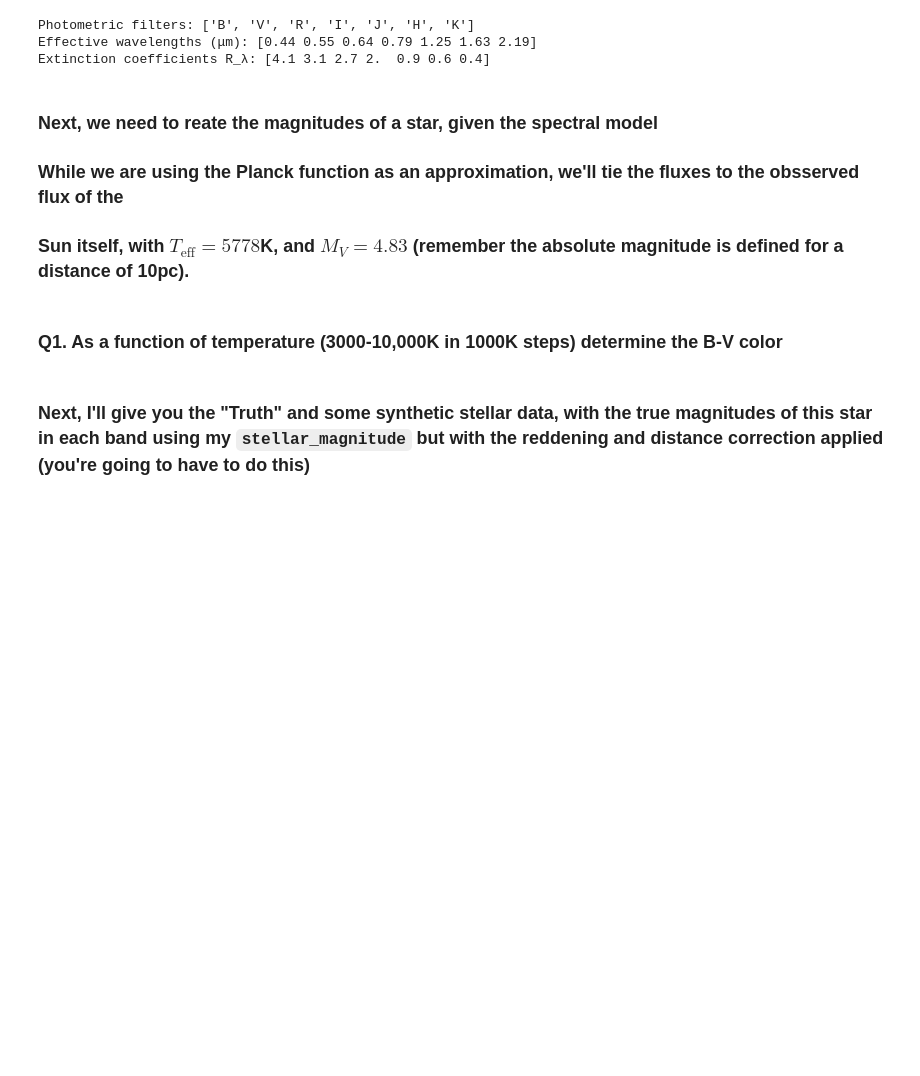
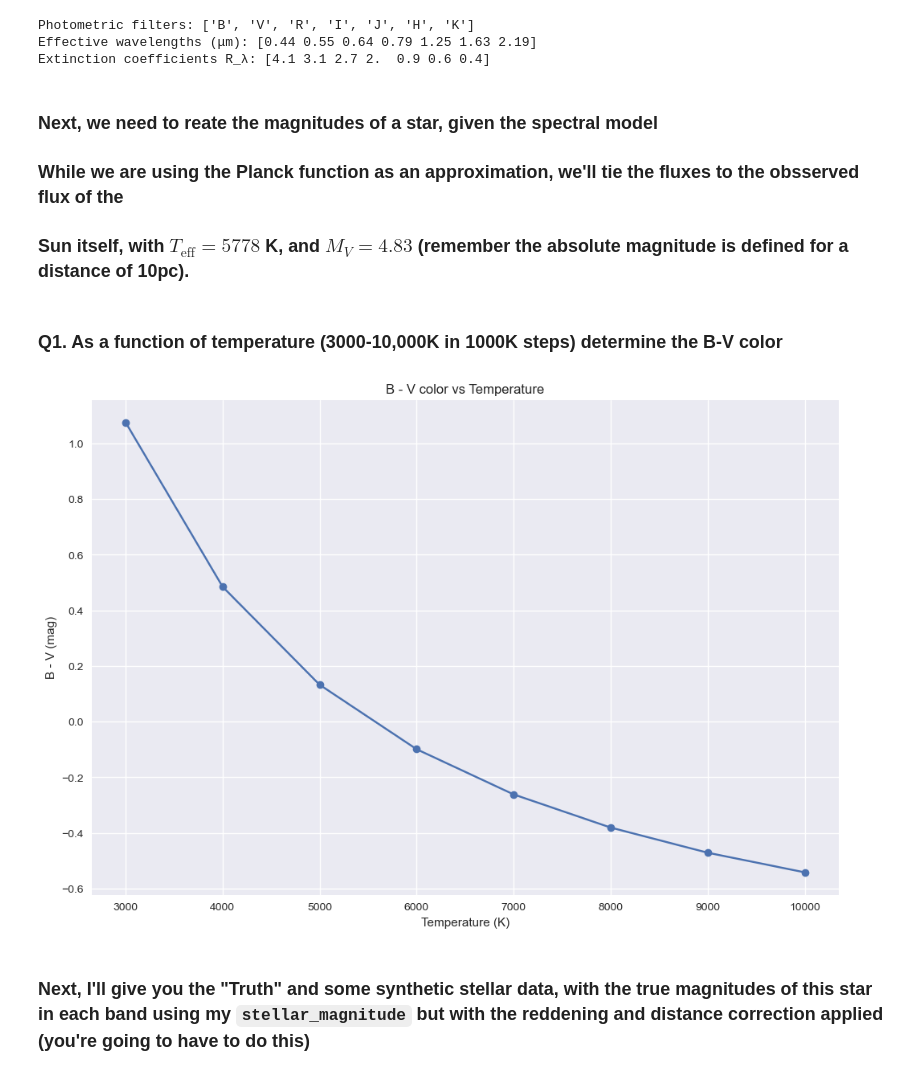
Before and after one commit to aher4/ShatakshiAher_ast496_2025_Fall, a Jupyter notebook: homework/Varun Satish/midterm/Midterm.ipynb, the cells around one changed output. Cells and saved outputs as stored; diff of their text form; code cells hidden in the pictures; blank space fills up the shorter version.

```diff
--- a/homework/Varun Satish/midterm/Midterm.ipynb
+++ b/homework/Varun Satish/midterm/Midterm.ipynb
@@ -87,7 +89,7 @@ Extinction coefficients R_λ: [4.1 3.1 2.7 2.  0.9 0.6 0.4]
 # %% [markdown]
 ### Next, we need to reate the magnitudes of a star, given the spectral model
 ### While we are using the Planck function as an approximation, we'll tie the fluxes to the obsserved flux of the
-### Sun itself, with $T_\text{eff}= 5778$K, and $M_V = 4.83$ (remember the absolute magnitude is defined for a distance of 10pc).
+### Sun itself, with $T_\text{eff}= 5778$ K, and $M_V = 4.83$ (remember the absolute magnitude is defined for a distance of 10pc).
 # %%
 # Create stellar atmosphere model
 def stellar_magnitude(temperature, filter_name, reference_temp=5778):
@@ -113,6 +115,20 @@ def stellar_magnitude(temperature, filter_name, reference_temp=5778):
 ### Q1. As a function of temperature (3000-10,000K in 1000K steps) determine the B-V color
 # %%
 ### YOUR ANSWER HERE
+temps = np.arange(3000, 10001, 1000)  # 3000 to 10000 in 1000K steps
+B = np.array([stellar_magnitude(T, 'B') for T in temps])
+V = np.array([stellar_magnitude(T, 'V') for T in temps])
+BV = B - V
+
+fig1 = plt.figure()
+ax1 = fig1.add_subplot(111)
+ax1.plot(temps, BV, marker='o')
+ax1.set_xlabel('Temperature (K)')
+ax1.set_ylabel('B - V (mag)')
+ax1.set_title('B - V color vs Temperature')
+fig1.show()
+# %% [output]
+[figure, added]
 # %% [markdown]
 ### Next, I'll give you the "Truth" and some synthetic stellar data, with the true magnitudes of this star in each band using my `stellar_magnitude` but with the reddening and distance correction applied (you're going to have to do this)
 # %%
```
Also changed, not shown: parts of 9 cells of this notebook.
